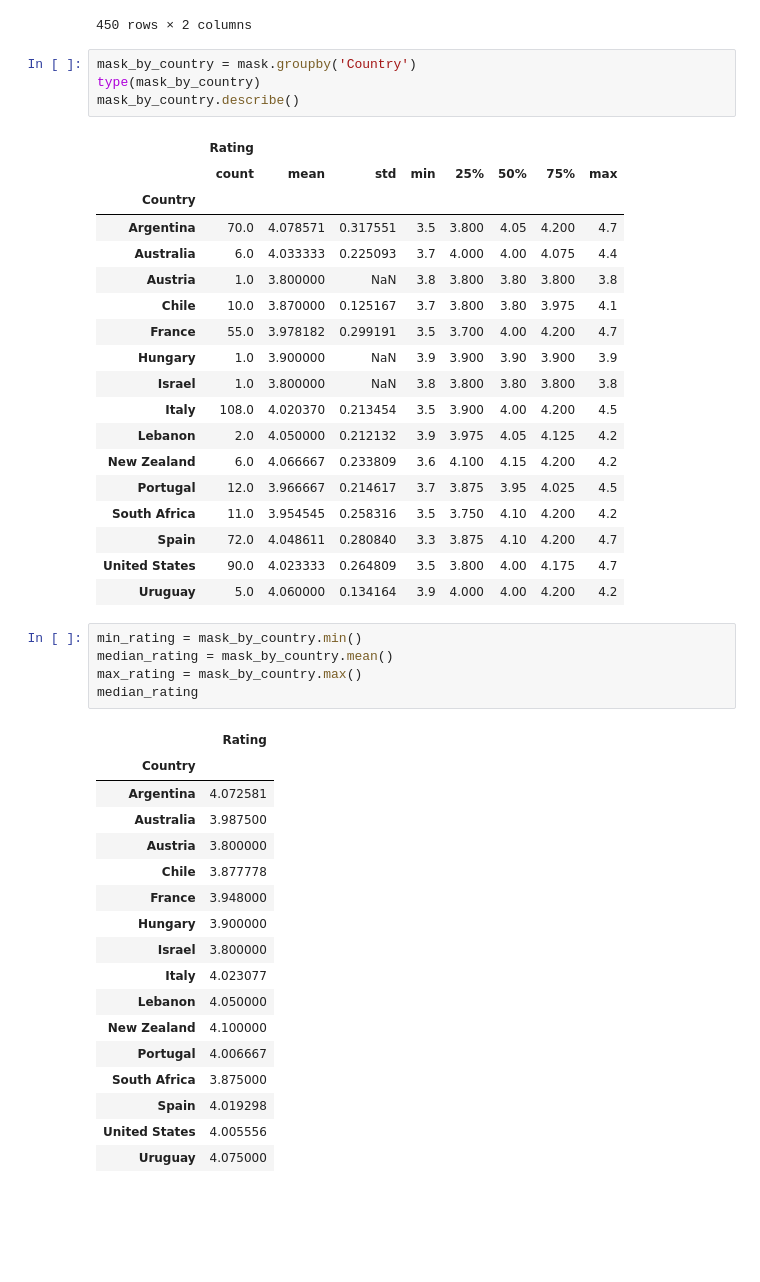
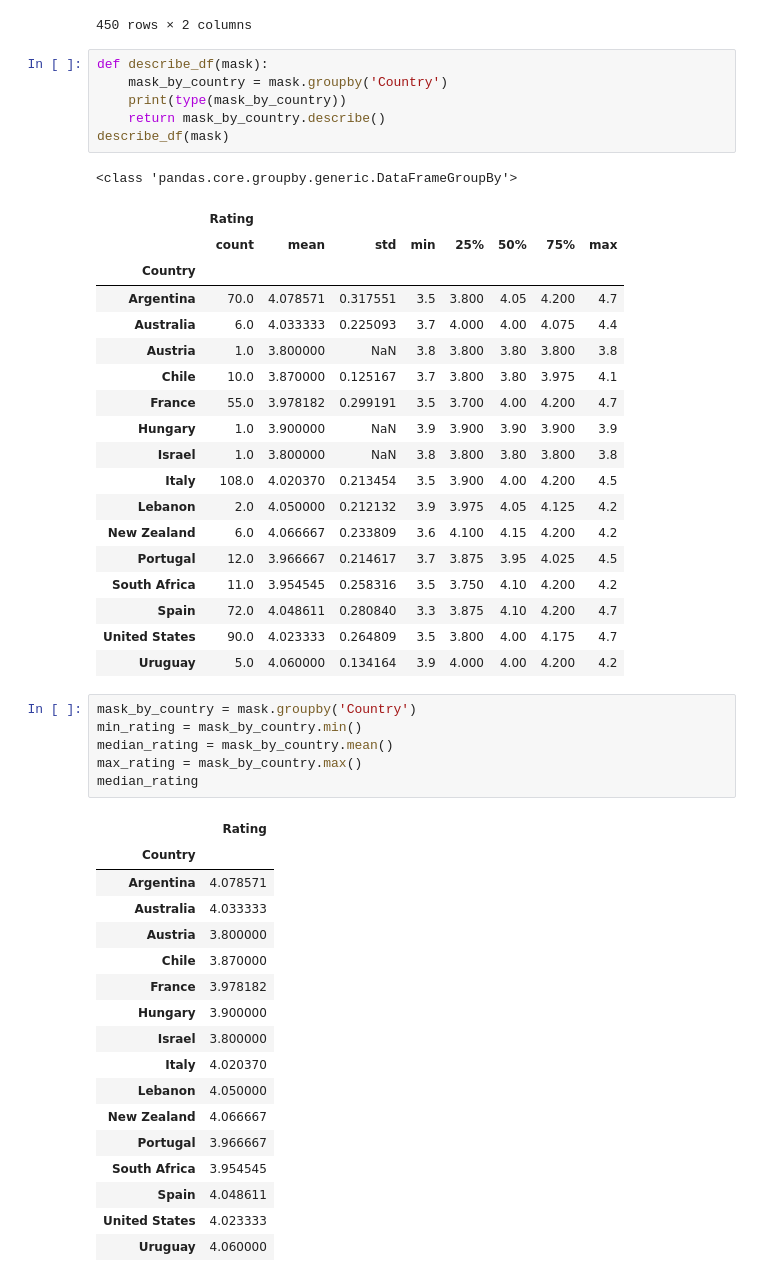
Before and after one commit to MathiasNoeClausen/pythonEksamen, a Jupyter notebook: Plot_rating.ipynb, the cells around one changed output. Drawn from its saved outputs; the diff is of its cells as text; blank space fills up the shorter version.

```diff
--- a/Plot_rating.ipynb
+++ b/Plot_rating.ipynb
@@ -196,10 +194,13 @@ memory usage: 7.2+ KB
 | 449 | Argentina | 4.0 |
 450 rows × 2 columns
 # %%
-mask_by_country = mask.groupby('Country')
-type(mask_by_country)
-mask_by_country.describe()
+def describe_df(mask):
+    mask_by_country = mask.groupby('Country')
+    print(type(mask_by_country))
+    return mask_by_country.describe()
+describe_df(mask)
 # %% [output]
+<class 'pandas.core.groupby.generic.DataFrameGroupBy'>
 |  | Rating |  |  |  |  |  |  |  |
 |  | count | mean | std | min | 25% | 50% | 75% | max |
 | Country |  |  |  |  |  |  |  |  |
@@ -219,28 +220,29 @@ mask_by_country.describe()
 | United States | 90.0 | 4.023333 | 0.264809 | 3.5 | 3.800 | 4.00 | 4.175 | 4.7 |
 | Uruguay | 5.0 | 4.060000 | 0.134164 | 3.9 | 4.000 | 4.00 | 4.200 | 4.2 |
 # %%
+mask_by_country = mask.groupby('Country')
 min_rating = mask_by_country.min()
 median_rating = mask_by_country.mean()
 max_rating = mask_by_country.max()
 median_rating
 # %% [output]
 |  | Rating |
 | Country |  |
-| Argentina | 4.072581 |
-| Australia | 3.987500 |
+| Argentina | 4.078571 |
+| Australia | 4.033333 |
 | Austria | 3.800000 |
-| Chile | 3.877778 |
-| France | 3.948000 |
+| Chile | 3.870000 |
+| France | 3.978182 |
 | Hungary | 3.900000 |
 | Israel | 3.800000 |
-| Italy | 4.023077 |
+| Italy | 4.020370 |
 | Lebanon | 4.050000 |
-| New Zealand | 4.100000 |
-| Portugal | 4.006667 |
-| South Africa | 3.875000 |
-| Spain | 4.019298 |
-| United States | 4.005556 |
-| Uruguay | 4.075000 |
+| New Zealand | 4.066667 |
+| Portugal | 3.966667 |
+| South Africa | 3.954545 |
+| Spain | 4.048611 |
+| United States | 4.023333 |
+| Uruguay | 4.060000 |
 # %%
 newdf = pd.DataFrame()
 newdf['Min'] = min_rating['Rating']
```
Also changed, not shown: parts of 8 cells of this notebook, 4 other files.
